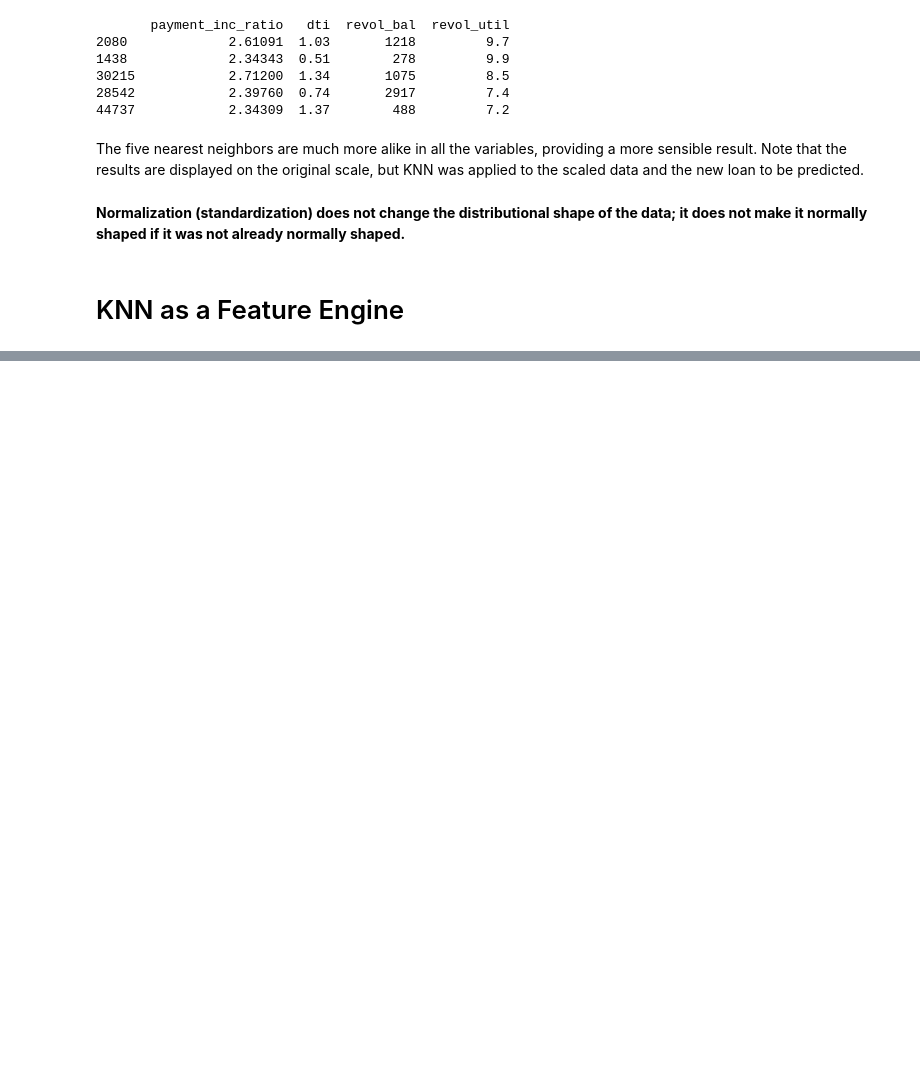
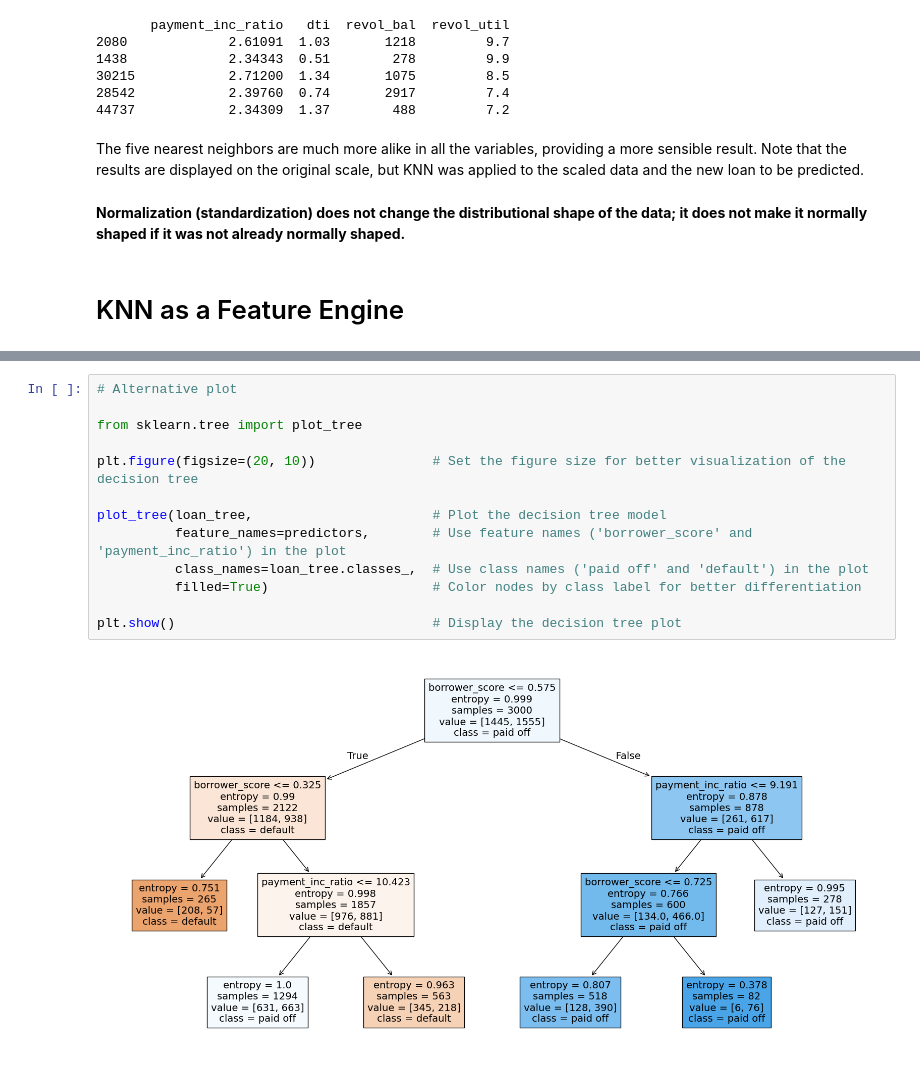
Before and after one commit to LeonardoSMSoares/Data-Analysis-Quick-Reference, a Jupyter notebook: Practical Statistics for Data Scientists/PSDS 07 - Statistical Machine Learning.ipynb, the cells around one changed output, grey strips where cells are left out. Saved outputs shown, nothing was run; the diff lists cells and outputs as text; blank space fills up the shorter version.

```diff
--- a/Practical Statistics for Data Scientists/PSDS 07 - Statistical Machine Learning.ipynb
+++ b/Practical Statistics for Data Scientists/PSDS 07 - Statistical Machine Learning.ipynb
@@ -229,0 +326,15 @@ already normally shaped.**
+# %%
+# Alternative plot
+
+from sklearn.tree import plot_tree
+
+plt.figure(figsize=(20, 10))               # Set the figure size for better visualization of the decision tree
+
+plot_tree(loan_tree,                       # Plot the decision tree model
+          feature_names=predictors,        # Use feature names ('borrower_score' and 'payment_inc_ratio') in the plot
+          class_names=loan_tree.classes_,  # Use class names ('paid off' and 'default') in the plot
+          filled=True)                     # Color nodes by class label for better differentiation
+
+plt.show()                                 # Display the decision tree plot
+# %% [output]
+[figure, added]
```
Also changed, not shown: parts of 61 cells of this notebook.
